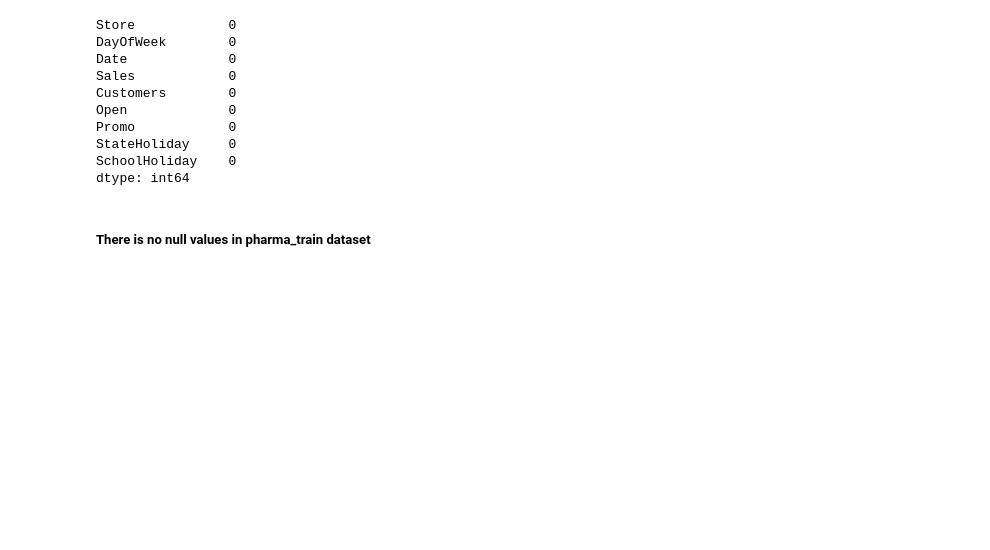
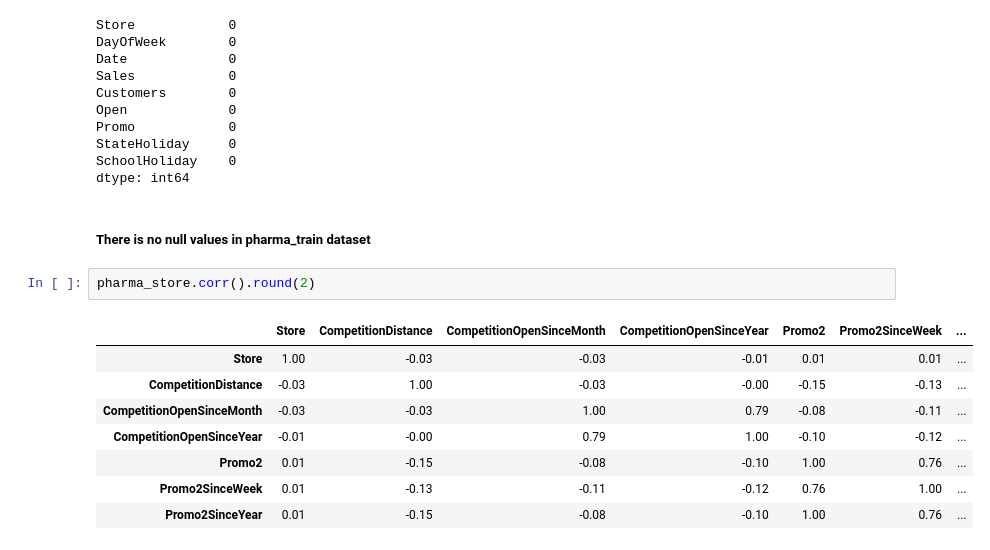
Before and after one commit to Hemamagam/Project-6--Pharmaceutical-Sale-Prediction-, a Jupyter notebook: Task1_purchase_behaviour.ipynb, the cells around one changed output. Cells and saved outputs as stored; diff of their text form; blank space fills up the shorter version.

```diff
--- a/Task1_purchase_behaviour.ipynb
+++ b/Task1_purchase_behaviour.ipynb
@@ -409,3 +411,14 @@ SchoolHoliday    0
 dtype: int64
 # %% [markdown]
 ##### There is no null values in pharma_train dataset
+# %%
+pharma_store.corr().round(2)
+# %% [output]
+|  | Store | CompetitionDistance | CompetitionOpenSinceMonth | CompetitionOpenSinceYear | Promo2 | Promo2SinceWeek | ... |
+| Store | 1.00 | -0.03 | -0.03 | -0.01 | 0.01 | 0.01 | ... |
+| CompetitionDistance | -0.03 | 1.00 | -0.03 | -0.00 | -0.15 | -0.13 | ... |
+| CompetitionOpenSinceMonth | -0.03 | -0.03 | 1.00 | 0.79 | -0.08 | -0.11 | ... |
+| CompetitionOpenSinceYear | -0.01 | -0.00 | 0.79 | 1.00 | -0.10 | -0.12 | ... |
+| Promo2 | 0.01 | -0.15 | -0.08 | -0.10 | 1.00 | 0.76 | ... |
+| Promo2SinceWeek | 0.01 | -0.13 | -0.11 | -0.12 | 0.76 | 1.00 | ... |
+| Promo2SinceYear | 0.01 | -0.15 | -0.08 | -0.10 | 1.00 | 0.76 | ... |
```
Also changed, not shown: parts of 2 cells of this notebook.
